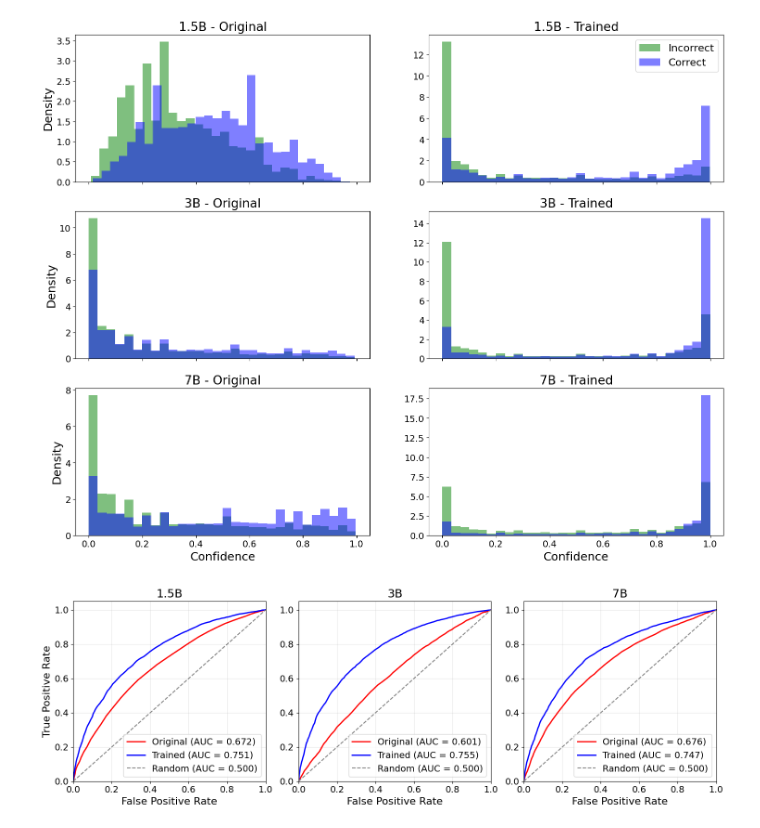
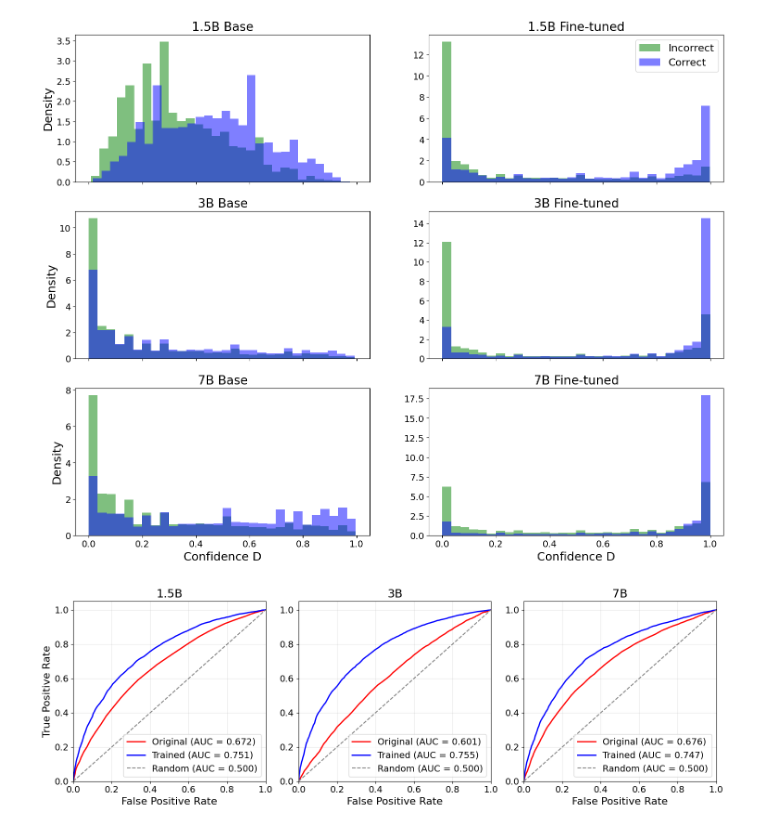
Before and after one commit to cosmoquester/ESMA, a Jupyter notebook: notebooks/plot_confidence_dist.ipynb, the cells around one changed output. Cells and saved outputs as stored; diff of their text form; code cells hidden in the pictures.

Commit message:
chore: minor update figure

```diff
--- a/notebooks/plot_confidence_dist.ipynb
+++ b/notebooks/plot_confidence_dist.ipynb
@@ -36,7 +36,7 @@ model_info = [
 fig, axes = plt.subplots(3, 2, figsize=(18, 14), sharex=True)
 
 for row, (model_name, original_path, trained_path) in enumerate(model_info):
-    for col, (version, path) in enumerate([('Original', original_path), ('Trained', trained_path)]):
+    for col, (version, path) in enumerate([('Base', original_path), ('Fine-tuned', trained_path)]):
         df_tmp = pd.read_csv(path, sep="\t")
         correctness = df_tmp["direct_correctness"]
         confidence = df_tmp["confidence"]
@@ -50,36 +50,36 @@ for row, (model_name, original_path, trained_path) in enumerate(model_info):
             alpha=0.5,
             label='Incorrect',
             color='green',
             density=True,
             histtype='bar',
         )
         ax.hist(
             correct_conf,
             bins=30,
             alpha=0.5,
             label='Correct',
             color='blue',
             density=True,
             histtype='bar',
         )
         if col == 0:
             ax.set_ylabel(f"Density", fontsize=18)
         if row == 2:
-            ax.set_xlabel('Confidence', fontsize=18)
-        ax.set_title(f"{model_name} - {version}", fontsize=19)
+            ax.set_xlabel('Confidence D', fontsize=18)
+        ax.set_title(f"{model_name} {version}", fontsize=19)
         ax.tick_params(axis='both', which='major', labelsize=14)
         if row == 0 and col == 1:
             legend = ax.legend(loc='upper right', fontsize=16)
         else:
             # Don't show legend except for the specified plot
             ax.legend([],[], frameon=False)
 
 # plt.suptitle('Confidence Distribution by Correctness', fontsize=22, y=0.93)
 # plt.tight_layout(rect=[0, 0, 1, 0.96])
 plt.savefig('figures/confidence-distribution.pdf', dpi=300, transparent=True, bbox_inches='tight', format='pdf')
 plt.show()
 # %% [output]
-[figure, old version]
+[figure, new version]
 # %%
 from sklearn.metrics import roc_curve, auc
 
```
Also changed, not shown: 1 other file.
